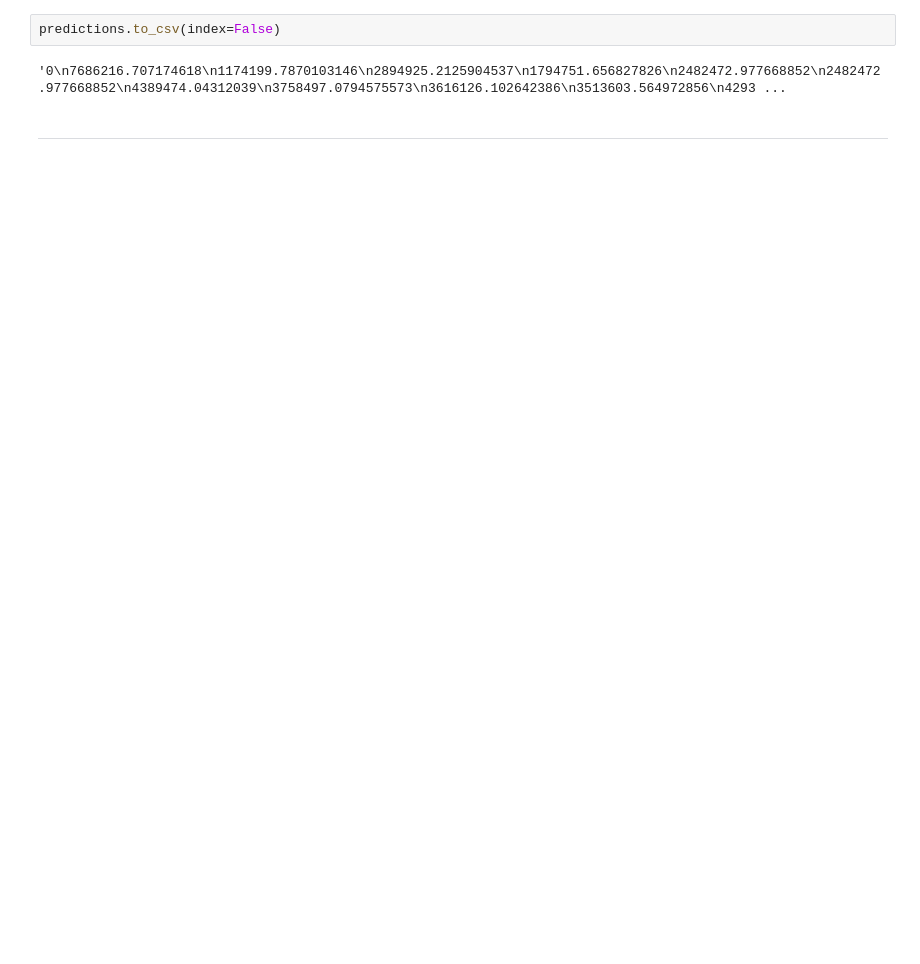
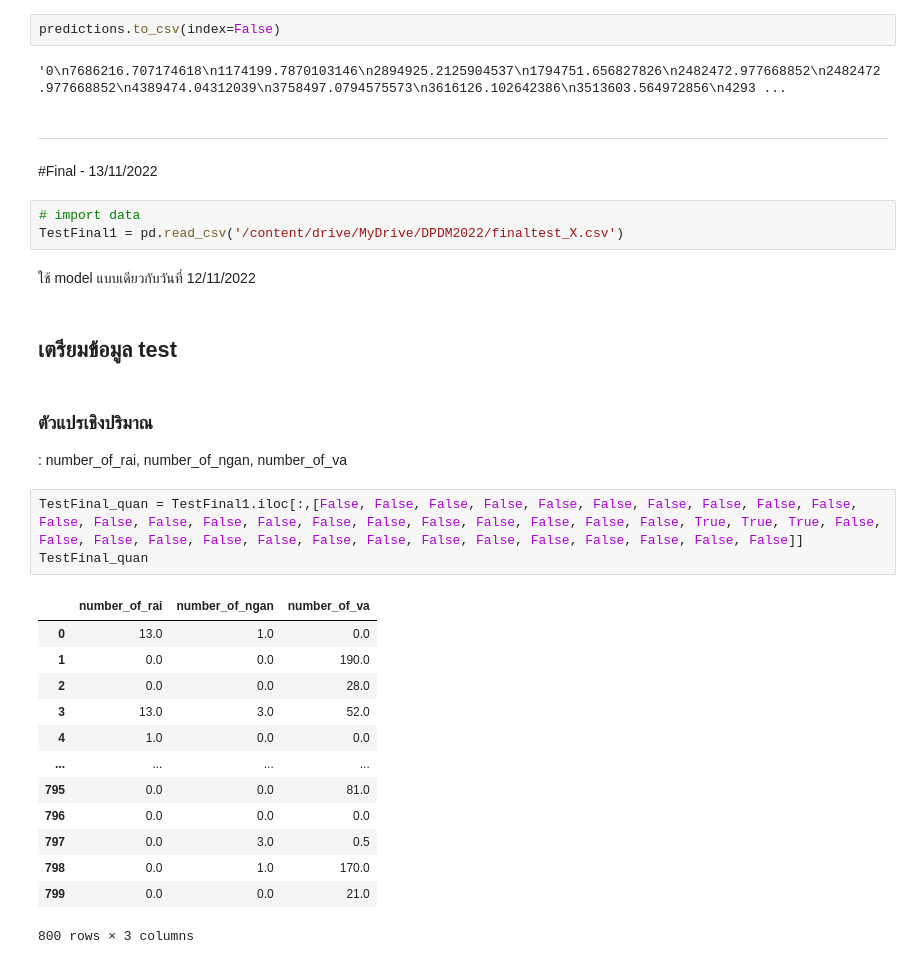
Before and after one commit to NahataiTep/DPDM65, a Jupyter notebook: Final.ipynb, the cells around one changed output. Saved outputs shown, nothing was run; the diff lists cells and outputs as text; blank space fills up the shorter version.

```diff
--- a/Final.ipynb
+++ b/Final.ipynb
@@ -973,3 +1002,32 @@ predictions.to_csv(index=False)
 '0\n7686216.707174618\n1174199.7870103146\n2894925.2125904537\n1794751.656827826\n2482472.977668852\n2482472.977668852\n4389474.04312039\n3758497.0794575573\n3616126.102642386\n3513603.564972856\n4293 ...
 # %% [markdown]
 ***
+# %% [markdown]
+#Final - 13/11/2022
+# %%
+# import data
+TestFinal1 = pd.read_csv('/content/drive/MyDrive/DPDM2022/finaltest_X.csv')
+# %% [markdown]
+ใช้ model แบบเดียวกับวันที่ 12/11/2022
+# %% [markdown]
+## เตรียมข้อมูล test
+# %% [markdown]
+### ตัวแปรเชิงปริมาณ
+: number_of_rai, number_of_ngan, number_of_va
+# %%
+TestFinal_quan = TestFinal1.iloc[:,[False, False, False, False, False, False, False, False, False, False, False, False, False, False, False, False, False, False, False, False, False, False, True, True, True, False, False, False, False, False, False, False, False, False, False, False, False, False, False, False]]
+TestFinal_quan
+# %% [output]
+|  | number_of_rai | number_of_ngan | number_of_va |
+| 0 | 13.0 | 1.0 | 0.0 |
+| 1 | 0.0 | 0.0 | 190.0 |
+| 2 | 0.0 | 0.0 | 28.0 |
+| 3 | 13.0 | 3.0 | 52.0 |
+| 4 | 1.0 | 0.0 | 0.0 |
+| ... | ... | ... | ... |
+| 795 | 0.0 | 0.0 | 81.0 |
+| 796 | 0.0 | 0.0 | 0.0 |
+| 797 | 0.0 | 3.0 | 0.5 |
+| 798 | 0.0 | 1.0 | 170.0 |
+| 799 | 0.0 | 0.0 | 21.0 |
+800 rows × 3 columns
```
Also changed, not shown: parts of 49 cells of this notebook.
